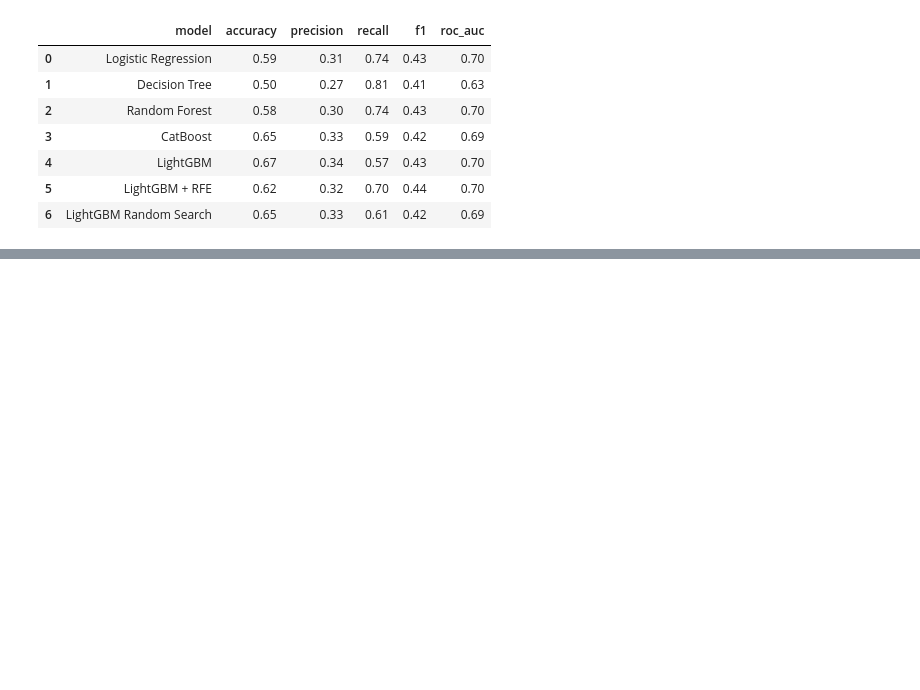
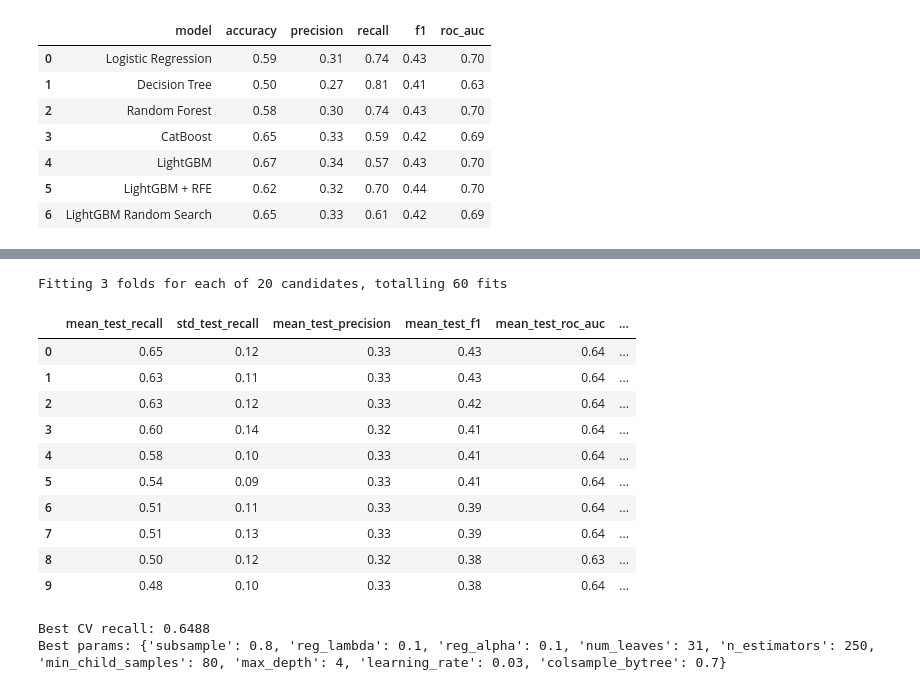
Before and after one commit to AlinaYakubova/Thesis_DTM_Trial_Class_Prediction, a Jupyter notebook: Main_script_diploma.ipynb, the cells around one changed output, grey strips where cells are left out. Drawn from its saved outputs; the diff is of its cells as text; code cells hidden in the pictures; blank space fills up the shorter version.

```diff
--- a/Main_script_diploma.ipynb
+++ b/Main_script_diploma.ipynb
@@ -2781,0 +3093,72 @@ display(metrics_df.round(2))
+# %%
+lgbm_rfe_random_search_estimator = LGBMClassifier(
+    objective="binary",
+    class_weight="balanced",
+    random_state=42,
+    n_jobs=1,
+    verbose=-1,
+)
+
+lgbm_rfe_random_search_params = {
+    "n_estimators": [150, 250, 350, 500],
+    "learning_rate": [0.03, 0.05, 0.08],
+    "max_depth": [4, 6, 8],
+    "num_leaves": [15, 31, 63],
+    "min_child_samples": [20, 50, 80],
+    "subsample": [0.7, 0.8, 0.9],
+    "colsample_bytree": [0.7, 0.8, 0.9],
+    "reg_alpha": [0, 0.1, 0.5],
+    "reg_lambda": [0, 0.1, 1.0],
+}
+
+lgbm_rfe_random_search_cv = TimeSeriesSplit(n_splits=3)
+
+lgbm_rfe_random_search = RandomizedSearchCV(
+    estimator=lgbm_rfe_random_search_estimator,
+    param_distributions=lgbm_rfe_random_search_params,
+    n_iter=20,
+    scoring=lgbm_rfe_cv_scoring,
+    refit="recall",
+    cv=lgbm_rfe_random_search_cv,
+    random_state=42,
+    n_jobs=1,
+    verbose=1,
+)
+
+lgbm_rfe_random_search.fit(X_train_lgbm_rfe_selected, y_train)
+
+lgbm_rfe_random_search_results = pd.DataFrame(lgbm_rfe_random_search.cv_results_)
+lgbm_rfe_random_search_results = (
+    lgbm_rfe_random_search_results[
+        [
+            "mean_test_recall",
+            "std_test_recall",
+            "mean_test_precision",
+            "mean_test_f1",
+            "mean_test_roc_auc",
+            "rank_test_recall",
+            "params",
+        ]
+    ]
+    .sort_values("rank_test_recall")
+    .reset_index(drop=True)
+)
+
+display(lgbm_rfe_random_search_results.head(10).round(3))
+print("Best CV recall:", round(lgbm_rfe_random_search.best_score_, 4))
+print("Best params:", lgbm_rfe_random_search.best_params_)
+# %% [output]
+Fitting 3 folds for each of 20 candidates, totalling 60 fits
+|  | mean_test_recall | std_test_recall | mean_test_precision | mean_test_f1 | mean_test_roc_auc | ... |
+| 0 | 0.65 | 0.12 | 0.33 | 0.43 | 0.64 | ... |
+| 1 | 0.63 | 0.11 | 0.33 | 0.43 | 0.64 | ... |
+| 2 | 0.63 | 0.12 | 0.33 | 0.42 | 0.64 | ... |
+| 3 | 0.60 | 0.14 | 0.32 | 0.41 | 0.64 | ... |
+| 4 | 0.58 | 0.10 | 0.33 | 0.41 | 0.64 | ... |
+| 5 | 0.54 | 0.09 | 0.33 | 0.41 | 0.64 | ... |
+| 6 | 0.51 | 0.11 | 0.33 | 0.39 | 0.64 | ... |
+| 7 | 0.51 | 0.13 | 0.33 | 0.39 | 0.64 | ... |
+| 8 | 0.50 | 0.12 | 0.32 | 0.38 | 0.63 | ... |
+| 9 | 0.48 | 0.10 | 0.33 | 0.38 | 0.64 | ... |
+Best CV recall: 0.6488
+Best params: {'subsample': 0.8, 'reg_lambda': 0.1, 'reg_alpha': 0.1, 'num_leaves': 31, 'n_estimators': 250, 'min_child_samples': 80, 'max_depth': 4, 'learning_rate': 0.03, 'colsample_bytree': 0.7}
```
Also changed, not shown: parts of 15 cells of this notebook.
